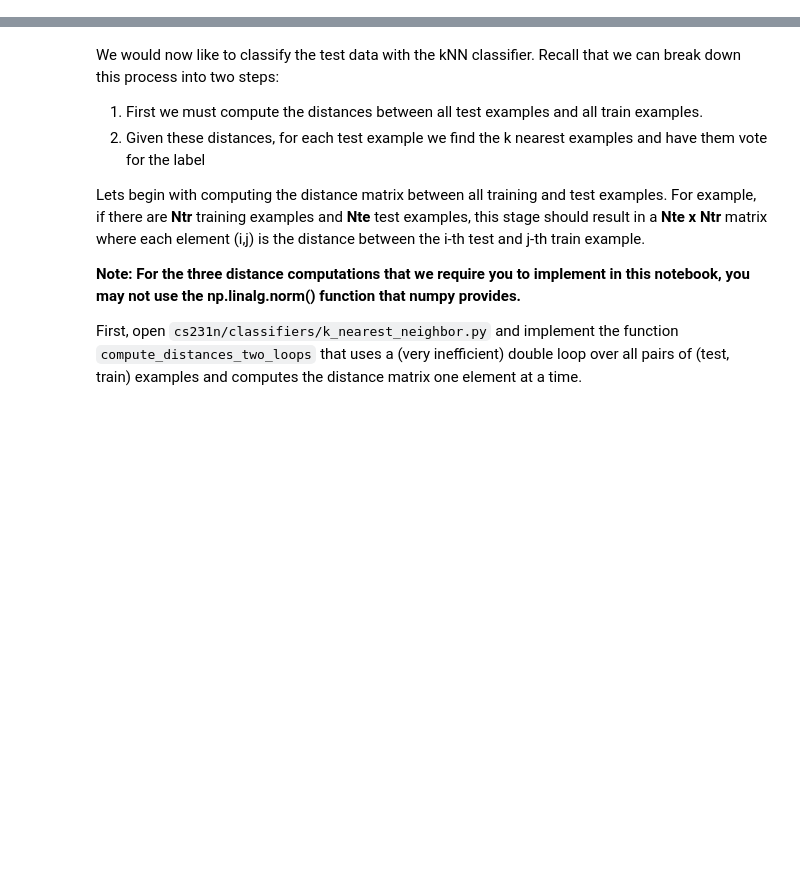
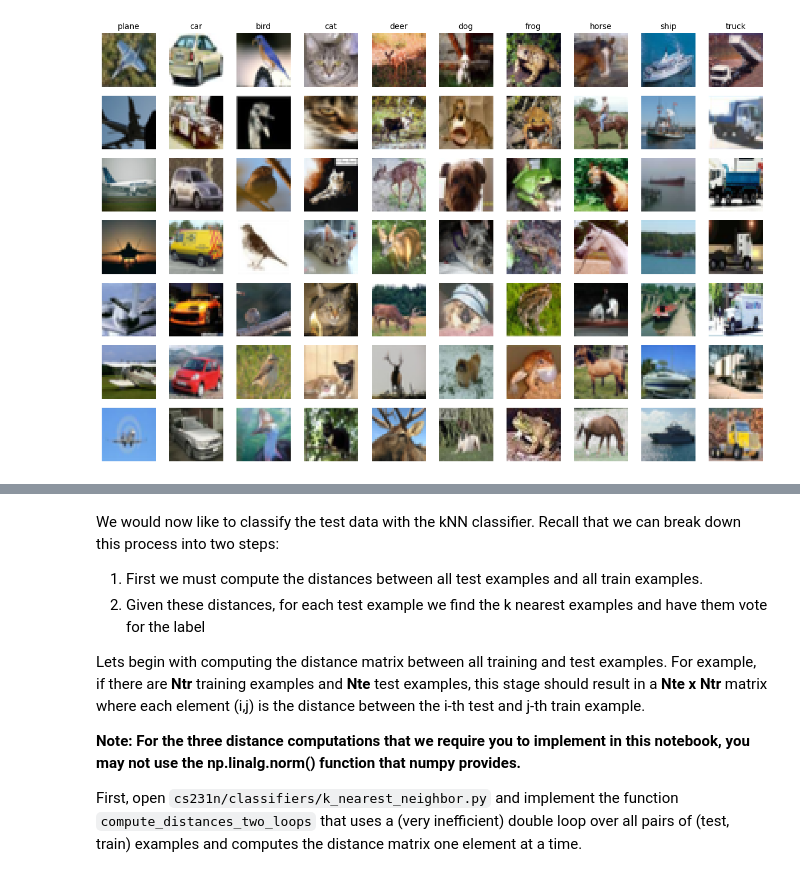
Before and after one commit to jpstories/ml_classic, a Jupyter notebook: assignment1/knn.ipynb, the cells around one changed output, grey strips where cells are left out. Saved outputs shown, nothing was run; the diff lists cells and outputs as text; code cells hidden in the pictures; blank space fills up the shorter version.

```diff
--- a/assignment1/knn.ipynb
+++ b/assignment1/knn.ipynb
@@ -45,0 +91,12 @@ X_train, y_train, X_test, y_test = load_and_validate_cifar10(cifar10_dir)
+# %%
+from collections import defaultdict
+
+# 1. Один раз пробегаем по датасету и раскладываем индексы по полочкам
+# Это занимает время, но делается ЕДИНОЖДЫ
+class_to_idxs = defaultdict(list)
+for idx, label in enumerate(y_train):
+    class_to_idxs[label].append(idx)
+
+# 2. Теперь выборка 7 картинок для любого класса происходит МГНОВЕННО:
+# Мы не сканируем 5 000 000 строк, а сразу берем готовый список нужного класса
+idxs = np.random.choice(class_to_idxs[target_class], 7, replace=False)
@@ -46,17 +109,33 @@ X_train, y_train, X_test, y_test = load_and_validate_cifar10(cifar10_dir)
 # %%
+import numpy as np
 # Visualize some examples from the dataset.
 # We show a few examples of training images from each class.
 classes = ['plane', 'car', 'bird', 'cat', 'deer', 'dog', 'frog', 'horse', 'ship', 'truck']
 num_classes = len(classes)
 samples_per_class = 7
+
+# Используем современный RNG для воспроизводимости
+rng = np.random.default_rng(seed=42)
+
+# Создаем сразу всю сетку осей (Axes) и задаем размер фигуры
+fig, axes = plt.subplots(
+    nrows=samples_per_class,
+    ncols=num_classes,
+    figsize=(12, 8)
+)
+
 for y, cls in enumerate(classes):
     idxs = np.flatnonzero(y_train == y)
-    idxs = np.random.choice(idxs, samples_per_class, replace=False)
-    for i, idx in enumerate(idxs):
-        plt_idx = i * num_classes + y + 1
-        plt.subplot(samples_per_class, num_classes, plt_idx)
-        plt.imshow(X_train[idx].astype('uint8'))
-        plt.axis('off')
+    selected_idxs = rng.choice(idxs, size=samples_per_class, replace=False)
+
+    for i, idx in enumerate(selected_idxs):
+        ax = axes[i, y]
+        ax.imshow(X_train[idx].astype('uint8'))
+        ax.axis('off')
         if i == 0:
-            plt.title(cls)
+            ax.set_title(cls, fontsize=10)
+
+plt.tight_layout()
 plt.show()
+# %% [output]
+[figure, added]
```
Also changed, not shown: parts of 12 cells of this notebook, 10 other files.
